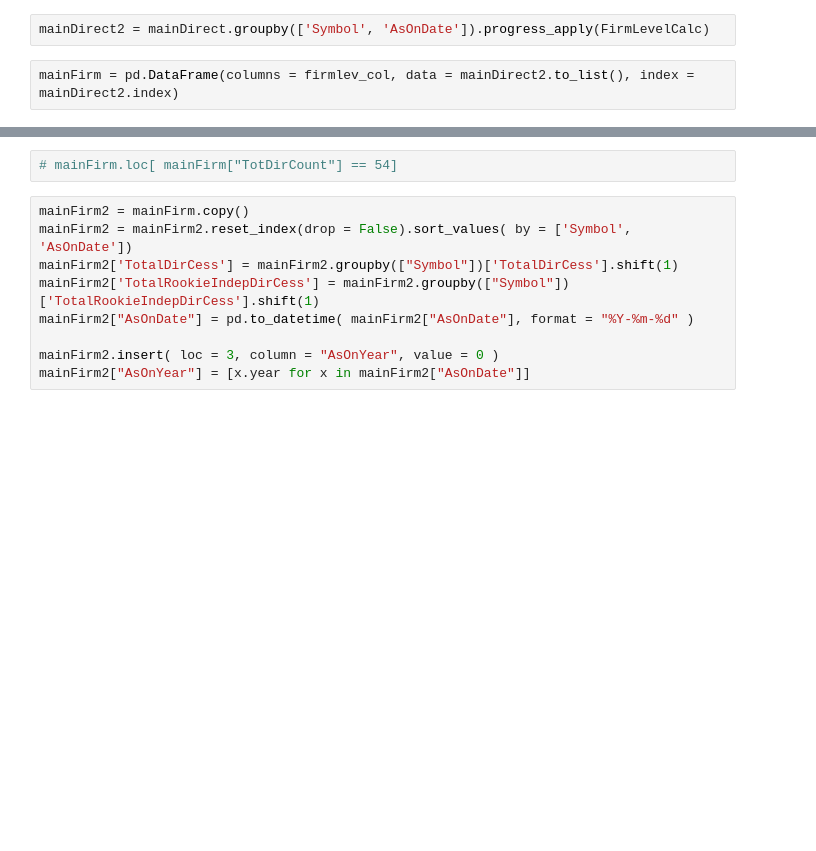
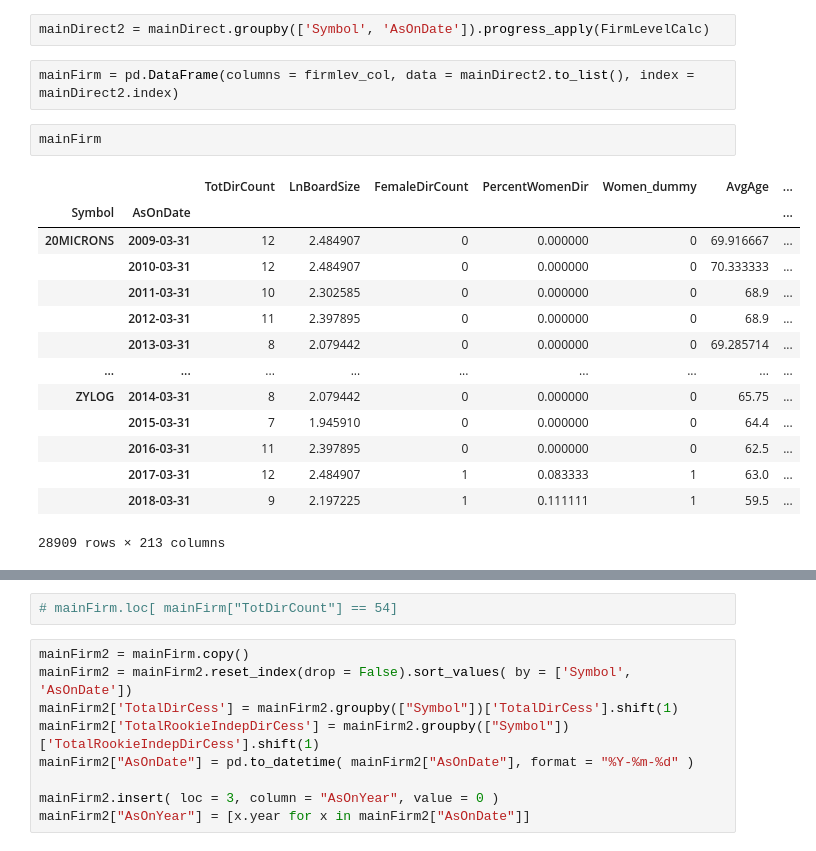
Before and after one commit to Leshleon/rookie-directors, a Jupyter notebook: [IN USE] Rookie Directors/[2] Firm Level Wrangling/Firm level Iterative/[190525] Firm level Calc.ipynb, the cells around one changed output, grey strips where cells are left out. Drawn from its saved outputs; the diff is of its cells as text; blank space fills up the shorter version.

```diff
--- a/[IN USE] Rookie Directors/[2] Firm Level Wrangling/Firm level Iterative/[190525] Firm level Calc.ipynb
+++ b/[IN USE] Rookie Directors/[2] Firm Level Wrangling/Firm level Iterative/[190525] Firm level Calc.ipynb
@@ -412,6 +412,23 @@ def FirmLevelCalc(frame):
 mainDirect2 = mainDirect.groupby(['Symbol', 'AsOnDate']).progress_apply(FirmLevelCalc)
 # %%
 mainFirm = pd.DataFrame(columns = firmlev_col, data = mainDirect2.to_list(), index = mainDirect2.index)
+# %%
+mainFirm
+# %% [output]
+|  |  | TotDirCount | LnBoardSize | FemaleDirCount | PercentWomenDir | Women_dummy | AvgAge | ... |
+| Symbol | AsOnDate |  |  |  |  |  |  | ... |
+| 20MICRONS | 2009-03-31 | 12 | 2.484907 | 0 | 0.000000 | 0 | 69.916667 | ... |
+|  | 2010-03-31 | 12 | 2.484907 | 0 | 0.000000 | 0 | 70.333333 | ... |
+|  | 2011-03-31 | 10 | 2.302585 | 0 | 0.000000 | 0 | 68.9 | ... |
+|  | 2012-03-31 | 11 | 2.397895 | 0 | 0.000000 | 0 | 68.9 | ... |
+|  | 2013-03-31 | 8 | 2.079442 | 0 | 0.000000 | 0 | 69.285714 | ... |
+| ... | ... | ... | ... | ... | ... | ... | ... | ... |
+| ZYLOG | 2014-03-31 | 8 | 2.079442 | 0 | 0.000000 | 0 | 65.75 | ... |
+|  | 2015-03-31 | 7 | 1.945910 | 0 | 0.000000 | 0 | 64.4 | ... |
+|  | 2016-03-31 | 11 | 2.397895 | 0 | 0.000000 | 0 | 62.5 | ... |
+|  | 2017-03-31 | 12 | 2.484907 | 1 | 0.083333 | 1 | 63.0 | ... |
+|  | 2018-03-31 | 9 | 2.197225 | 1 | 0.111111 | 1 | 59.5 | ... |
+28909 rows × 213 columns
 # %%
 mainFirm
 # %% [output]
```
Also changed, not shown: parts of 10 cells of this notebook, 6 other files.
